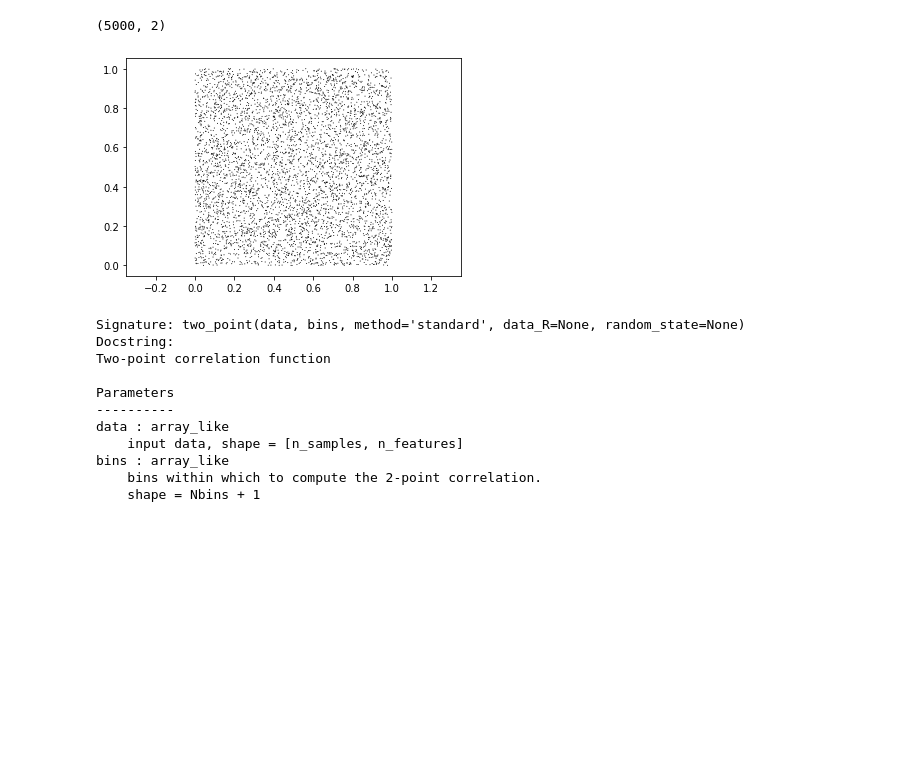
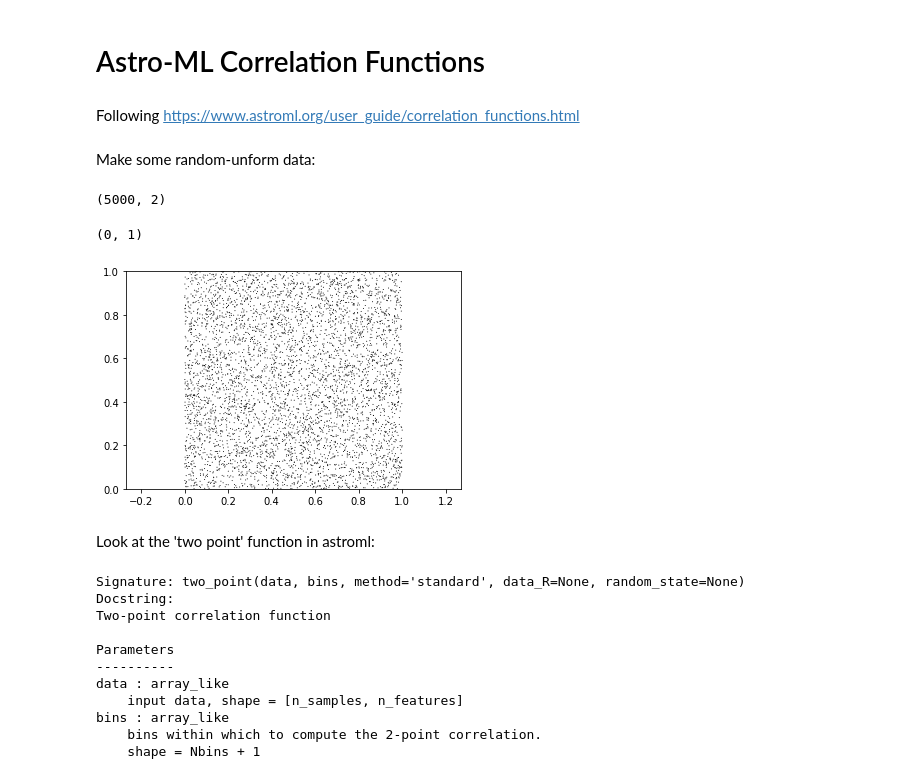
Before and after one commit to apcooper/cosmolab, a Jupyter notebook: cosmolab.ipynb, the cells around one changed output. Cells and saved outputs as stored; diff of their text form; code cells hidden in the pictures; blank space fills up the shorter version.

```diff
--- a/cosmolab.ipynb
+++ b/cosmolab.ipynb
@@ -10,3 +8,9 @@ import matplotlib.pyplot as pl
+# %% [markdown]
+# Astro-ML Correlation Functions
+# %% [markdown]
+Following https://www.astroml.org/user_guide/correlation_functions.html
+# %% [markdown]
+Make some random-unform data:
 # %%
 from astroML.correlation import two_point
 np.random.seed(0)
@@ -17,8 +21,13 @@ print(X.shape)
 # %%
 pl.scatter(X[:,0],X[:,1],s=1,edgecolor='None',c='k')
 pl.axis('equal');
+pl.xlim(0,1)
+pl.ylim(0,1)
 # %% [output]
+(0, 1)
-[figure, old version]
+[figure, new version]
+# %% [markdown]
+Look at the 'two point' function in astroml:
 # %%
 two_point?
 # %% [output]
```
Also changed, not shown: parts of 16 cells of this notebook.
